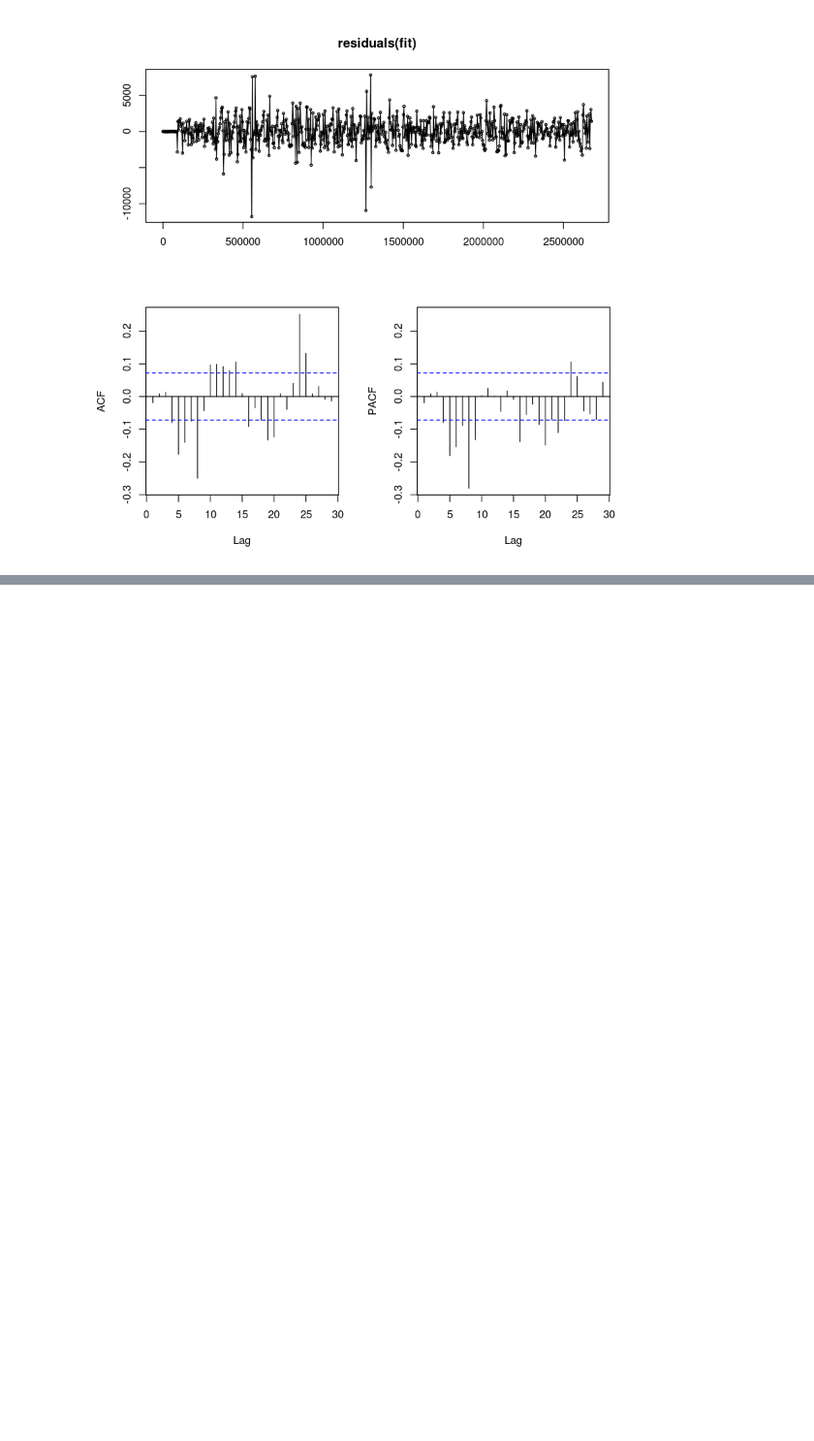
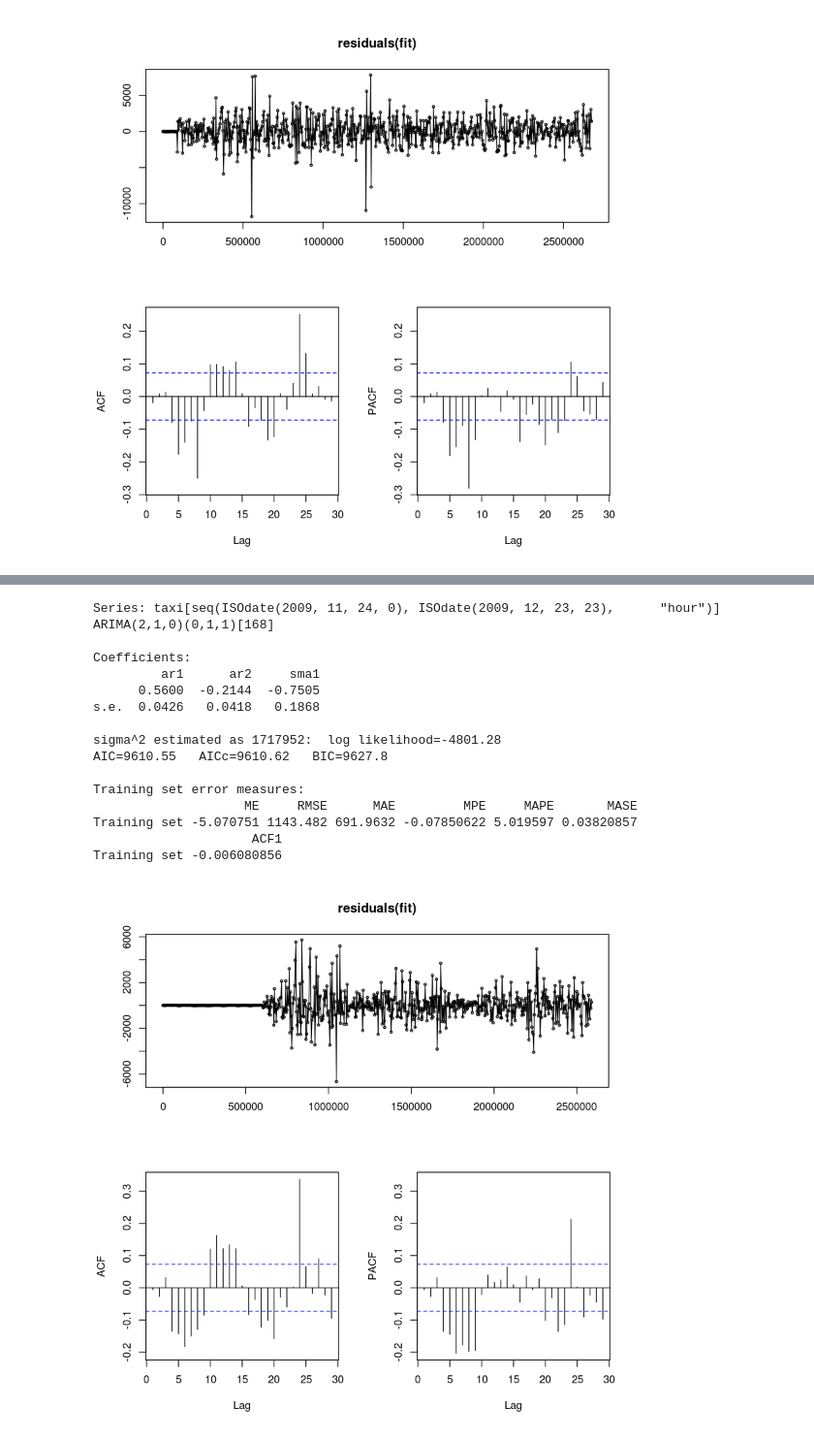
Before and after one commit to pdpham-llnl/dssi17, a Jupyter notebook: taxi/ts_taxi_ARIMA_R.ipynb, the cells around one changed output, grey strips where cells are left out. Shown at 97% size. Cells and saved outputs as stored; diff of their text form; code cells hidden in the pictures; blank space fills up the shorter version.

```diff
--- a/taxi/ts_taxi_ARIMA_R.ipynb
+++ b/taxi/ts_taxi_ARIMA_R.ipynb
@@ -132,0 +140,32 @@ Training set 0.0007413766
+# %%
+fit <- Arima(taxi[seq(ISOdate(2009,11,24,0),ISOdate(2009,12,23,23),"hour")]
+             ,order = c(2,1,0),
+             seasonal = list(order=c(0,1,1),period=168))
+tsdisplay(residuals(fit))
+summary(fit)
+
+fc = forecast(fit,h=24)
+plot(fc,xlim = c(2500000,2750000))
+
+taxi_forecast <- xts(x = cbind(taxi['2009-12-24'],fc$mean),
+                     order.by = time(taxi_predict))
+colnames(taxi_forecast)=c('ground','guess')
+plot.xts(taxi_forecast,legend.loc = 'bottomright')
+# %% [output]
+Series: taxi[seq(ISOdate(2009, 11, 24, 0), ISOdate(2009, 12, 23, 23),      "hour")]
+ARIMA(2,1,0)(0,1,1)[168]
+
+Coefficients:
+         ar1      ar2     sma1
+      0.5600  -0.2144  -0.7505
+s.e.  0.0426   0.0418   0.1868
+
+sigma^2 estimated as 1717952:  log likelihood=-4801.28
+AIC=9610.55   AICc=9610.62   BIC=9627.8
+
+Training set error measures:
+                    ME     RMSE      MAE         MPE     MAPE       MASE
+Training set -5.070751 1143.482 691.9632 -0.07850622 5.019597 0.03820857
+                     ACF1
+Training set -0.006080856
+[figure, added]
```
Also changed, not shown: parts of 8 cells of this notebook.
